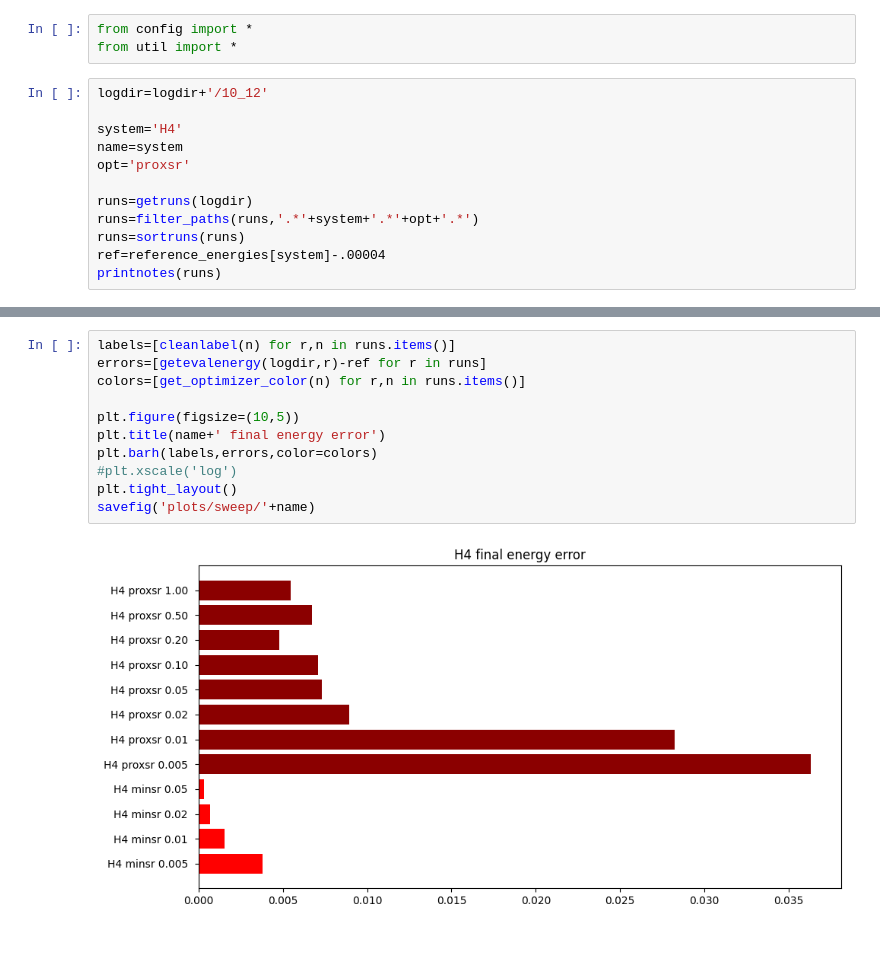
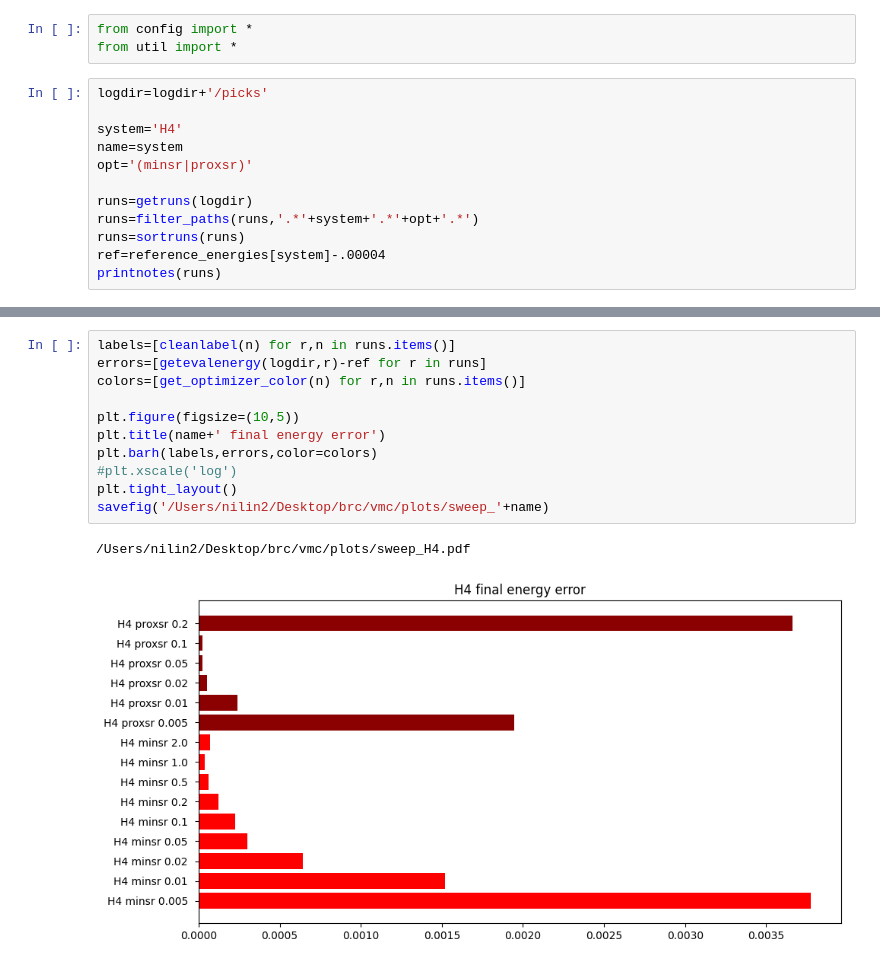
Before and after one commit to nilin/vmc-post, a Jupyter notebook: makeplots_eval.ipynb, the cells around one changed output, grey strips where cells are left out. Saved outputs shown, nothing was run; the diff lists cells and outputs as text.

```diff
--- a/makeplots_eval.ipynb
+++ b/makeplots_eval.ipynb
@@ -2,11 +2,11 @@
 from config import *
 from util import *
 # %%
-logdir=logdir+'/10_12'
+logdir=logdir+'/picks'
 
 system='H4'
 name=system
-opt='proxsr'
+opt='(minsr|proxsr)'
 
 runs=getruns(logdir)
 runs=filter_paths(runs,'.*'+system+'.*'+opt+'.*')
@@ -34,13 +32,14 @@ H4_proxsr_1.00 (reloaded from /global/scratch/users/nilin/warmstarts_10_4/H4/che
 # %%
 labels=[cleanlabel(n) for r,n in runs.items()]
 errors=[getevalenergy(logdir,r)-ref for r in runs]
 colors=[get_optimizer_color(n) for r,n in runs.items()]
 
 plt.figure(figsize=(10,5))
 plt.title(name+' final energy error')
 plt.barh(labels,errors,color=colors)
 #plt.xscale('log')
 plt.tight_layout()
-savefig('plots/sweep/'+name)
+savefig('/Users/nilin2/Desktop/brc/vmc/plots/sweep_'+name)
 # %% [output]
+/Users/nilin2/Desktop/brc/vmc/plots/sweep_H4.pdf
-[figure, old version]
+[figure, new version]
```
Also changed, not shown: parts of 1 cell of this notebook, 2 other files.
